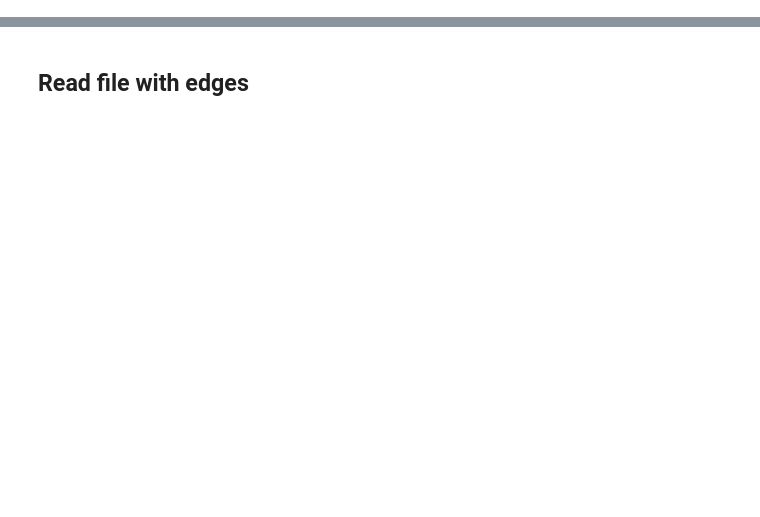
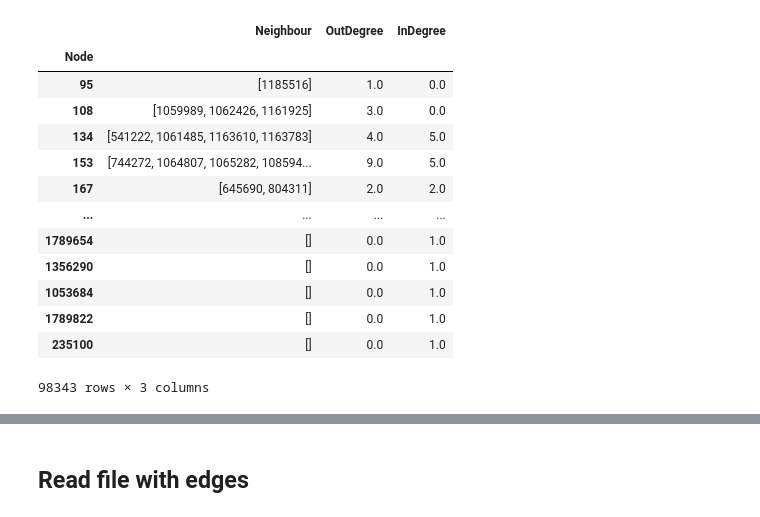
Before and after one commit to nicolac1999/ADM-HW5, a Jupyter notebook: hm5_29_12.ipynb, the cells around one changed output, grey strips where cells are left out. Cells and saved outputs as stored; diff of their text form; code cells hidden in the pictures; blank space fills up the shorter version.

```diff
--- a/hm5_29_12.ipynb
+++ b/hm5_29_12.ipynb
@@ -10,0 +102,3 @@ import statistics
+# %%
+out_degree = df.groupby('Source').count().rename(columns={'Target': 'OutDegree'})
+out_degree.index.rename('Node', inplace=True)
@@ -10,0 +122,12 @@ import statistics
+# %%
+in_degree = df.groupby('Target').count().rename(columns={'Source': 'InDegree'})
+# %%
+nodes = pd.concat([df.Source, df.Target]).unique()
+edges = dict()
+
+for node in nodes:
+    edges[node] = []
+for s, t in df.values:
+    edges[s].append(t)
+
+nodes = pd.DataFrame.from_dict(data={'Node': edges.keys(), 'Neighbour': edges.values()}).set_index('Node')
@@ -10,0 +151,17 @@ import statistics
+# %%
+nodes.join(out_degree).join(in_degree).fillna(0)
+# %% [output]
+|  | Neighbour | OutDegree | InDegree |
+| Node |  |  |  |
+| 95 | [1185516] | 1.0 | 0.0 |
+| 108 | [1059989, 1062426, 1161925] | 3.0 | 0.0 |
+| 134 | [541222, 1061485, 1163610, 1163783] | 4.0 | 5.0 |
+| 153 | [744272, 1064807, 1065282, 108594... | 9.0 | 5.0 |
+| 167 | [645690, 804311] | 2.0 | 2.0 |
+| ... | ... | ... | ... |
+| 1789654 | [] | 0.0 | 1.0 |
+| 1356290 | [] | 0.0 | 1.0 |
+| 1053684 | [] | 0.0 | 1.0 |
+| 1789822 | [] | 0.0 | 1.0 |
+| 235100 | [] | 0.0 | 1.0 |
+98343 rows × 3 columns
```
Also changed, not shown: parts of 17 cells of this notebook.
